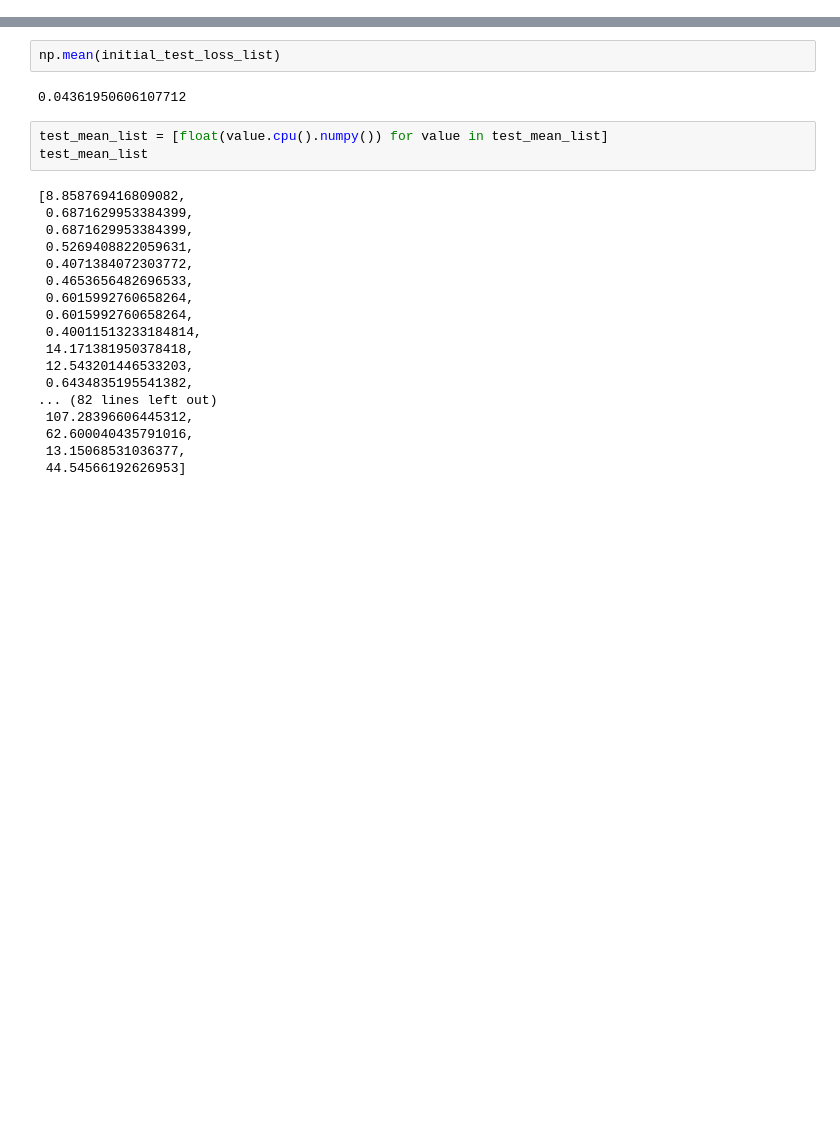
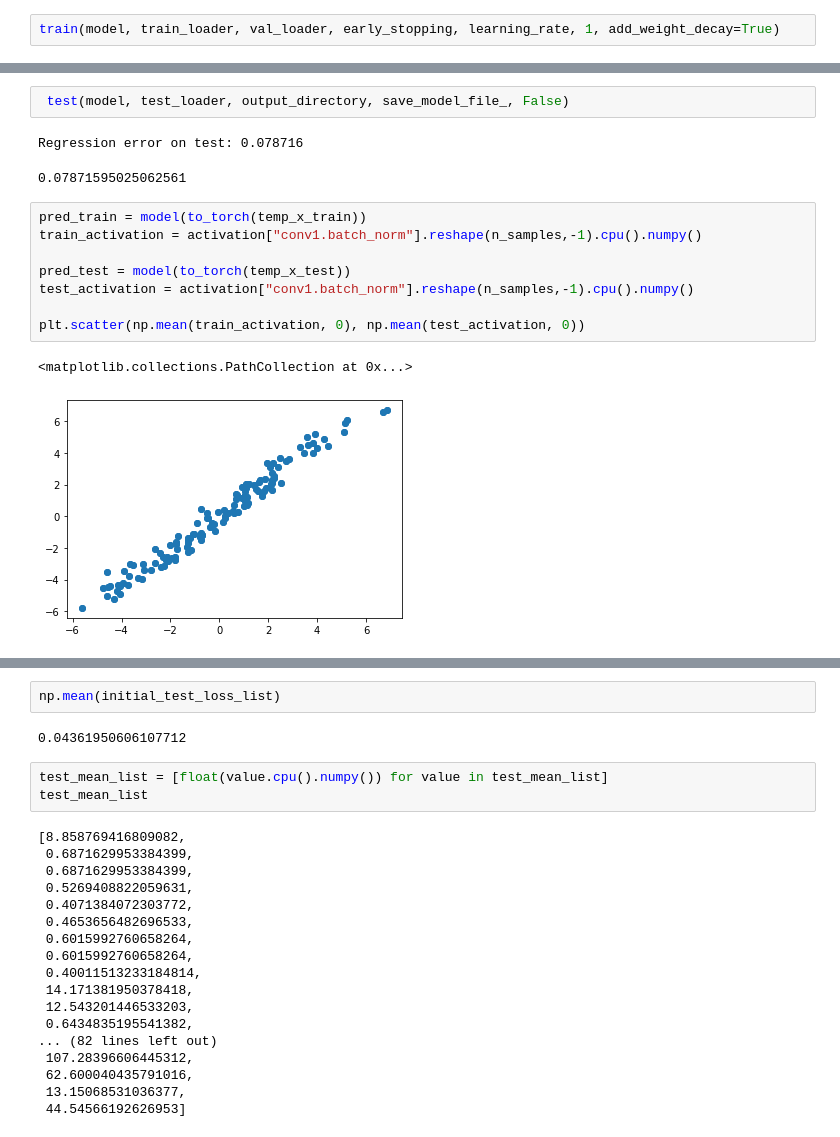
Before and after one commit to sebastianpinedaar/time-series-meta-learning, a Jupyter notebook: master-thesis/Code/experiments_FCN.ipynb, the cells around one changed output, grey strips where cells are left out. Drawn from its saved outputs; the diff is of its cells as text; blank space fills up the shorter version.

```diff
--- a/master-thesis/Code/experiments_FCN.ipynb
+++ b/master-thesis/Code/experiments_FCN.ipynb
@@ -338,0 +388,2 @@ np.mean(test_loss_list)
+# %%
+train(model, train_loader, val_loader, early_stopping, learning_rate, 1, add_weight_decay=True)
@@ -338,0 +409,16 @@ np.mean(test_loss_list)
+# %%
+ test(model, test_loader, output_directory, save_model_file_, False)
+# %% [output]
+Regression error on test: 0.078716
+0.07871595025062561
+# %%
+pred_train = model(to_torch(temp_x_train))
+train_activation = activation["conv1.batch_norm"].reshape(n_samples,-1).cpu().numpy()
+
+pred_test = model(to_torch(temp_x_test))
+test_activation = activation["conv1.batch_norm"].reshape(n_samples,-1).cpu().numpy()
+
+plt.scatter(np.mean(train_activation, 0), np.mean(test_activation, 0))
+# %% [output]
+<matplotlib.collections.PathCollection at 0x...>
+[figure, added]
```
Also changed, not shown: parts of 12 cells of this notebook, 25 other files.
